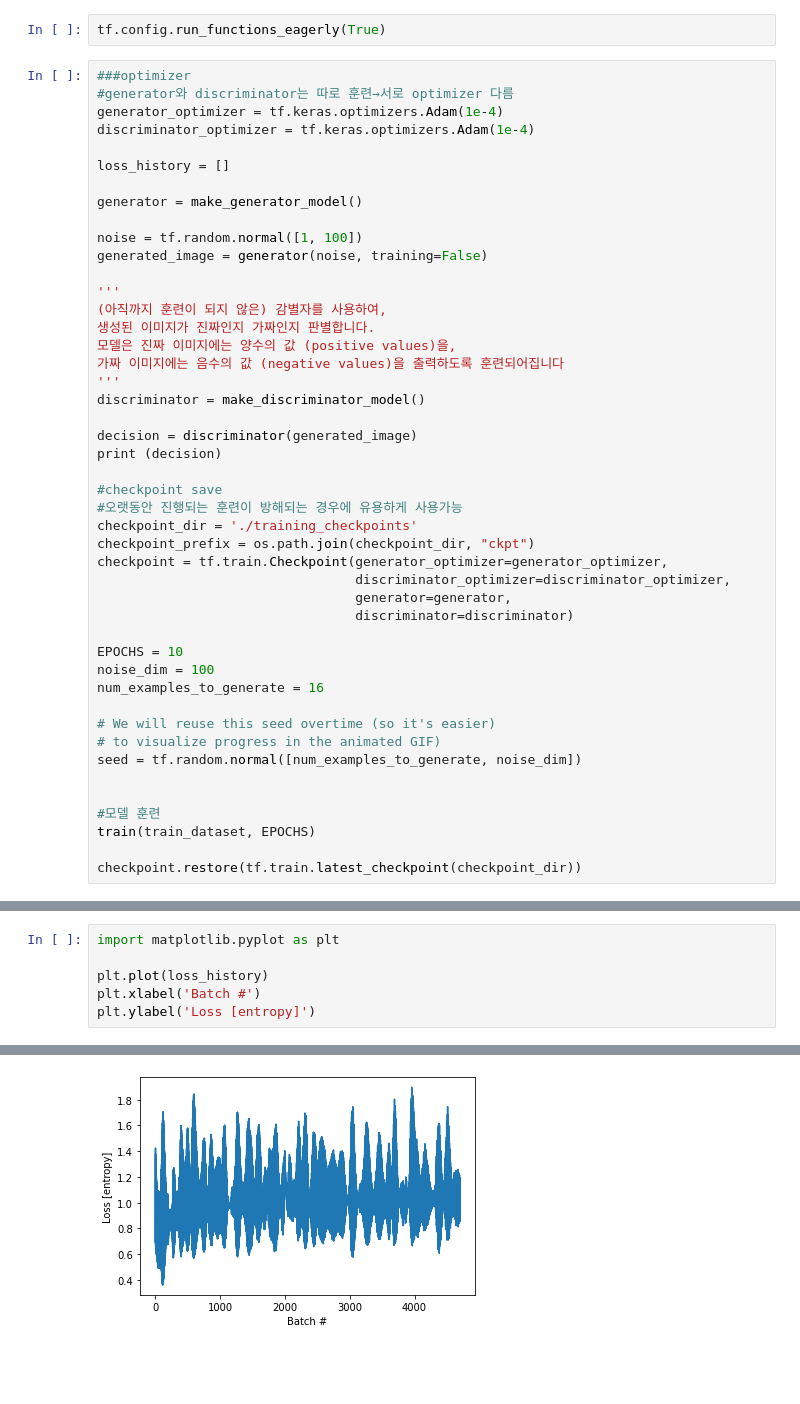
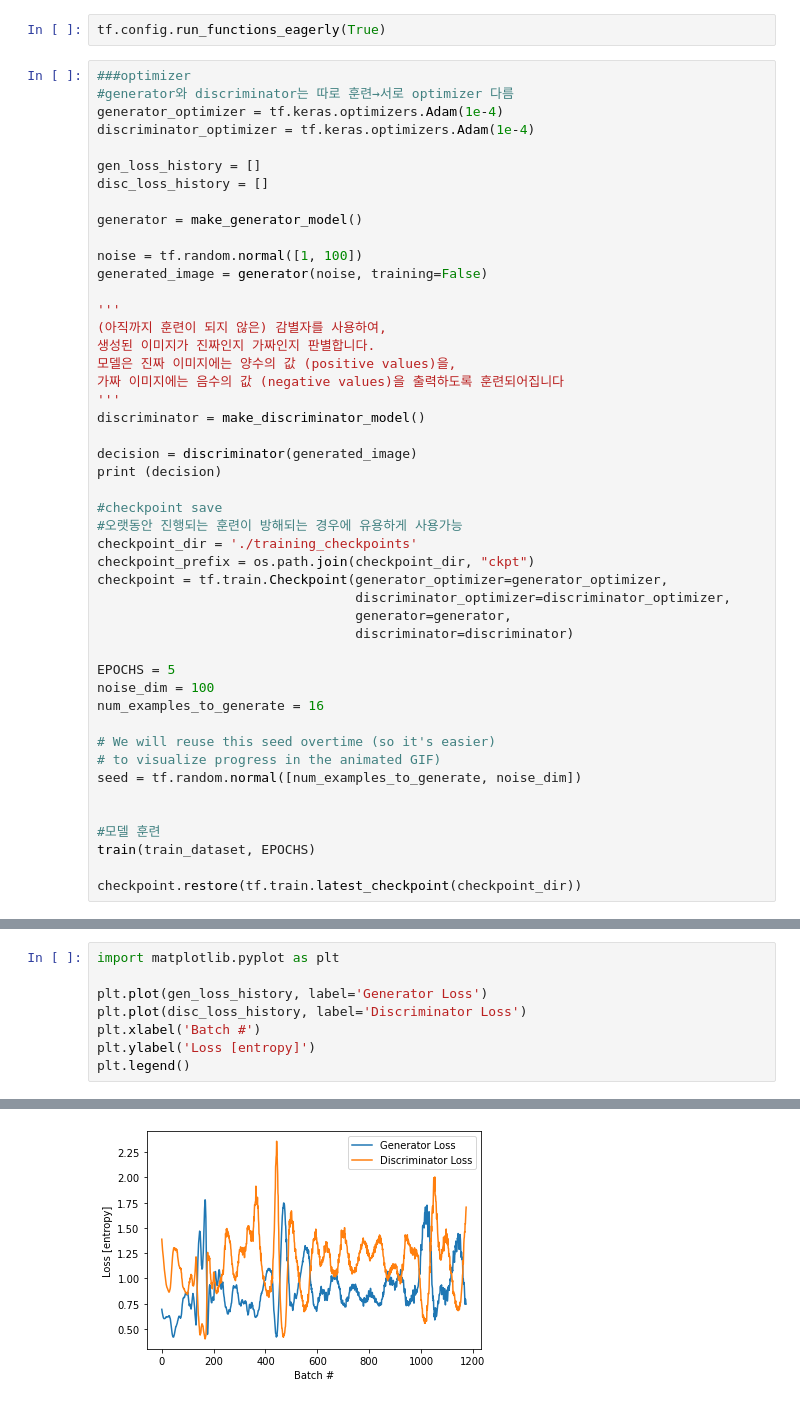
Before and after one commit to Jieun1018/Study_GANs, a Jupyter notebook: DCGAN_loss_history_graph.ipynb, the cells around one changed output, grey strips where cells are left out. Saved outputs shown, nothing was run; the diff lists cells and outputs as text; blank space fills up the shorter version.

```diff
--- a/DCGAN_loss_history_graph.ipynb
+++ b/DCGAN_loss_history_graph.ipynb
@@ -196,7 +186,8 @@ tf.config.run_functions_eagerly(True)
 generator_optimizer = tf.keras.optimizers.Adam(1e-4)
 discriminator_optimizer = tf.keras.optimizers.Adam(1e-4)
 
-loss_history = []
+gen_loss_history = []
+disc_loss_history = []
 
 generator = make_generator_model()
 
@@ -223,7 +214,7 @@ checkpoint = tf.train.Checkpoint(generator_optimizer=generator_optimizer,
                                  generator=generator,
                                  discriminator=discriminator)
 
-EPOCHS = 10
+EPOCHS = 5
 noise_dim = 100
 num_examples_to_generate = 16
 
@@ -242,7 +233,9 @@ checkpoint.restore(tf.train.latest_checkpoint(checkpoint_dir))
 # %%
 import matplotlib.pyplot as plt
 
-plt.plot(loss_history)
+plt.plot(gen_loss_history, label='Generator Loss')
+plt.plot(disc_loss_history, label='Discriminator Loss')
 plt.xlabel('Batch #')
 plt.ylabel('Loss [entropy]')
+plt.legend()
 # %% [output]
@@ -250 +243 @@ Text(0, 0.5, 'Loss [entropy]')
-[figure, old version]
+[figure, new version]
```
Also changed, not shown: parts of 6 cells of this notebook.
